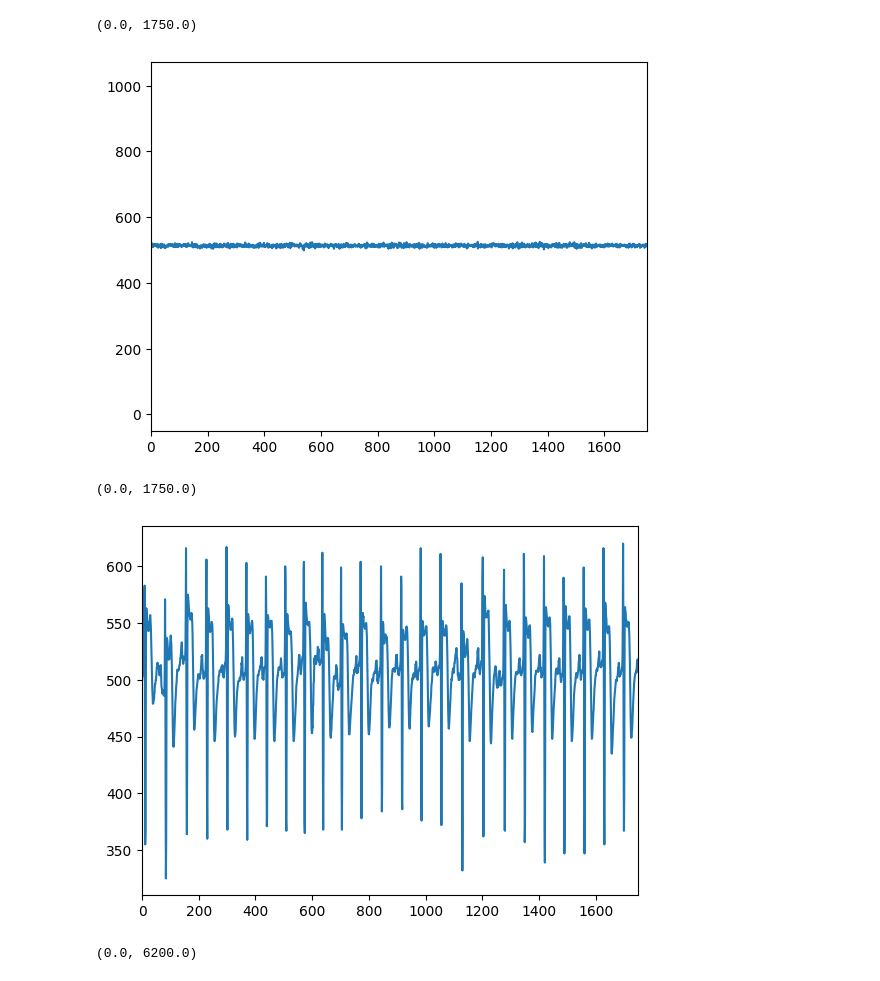
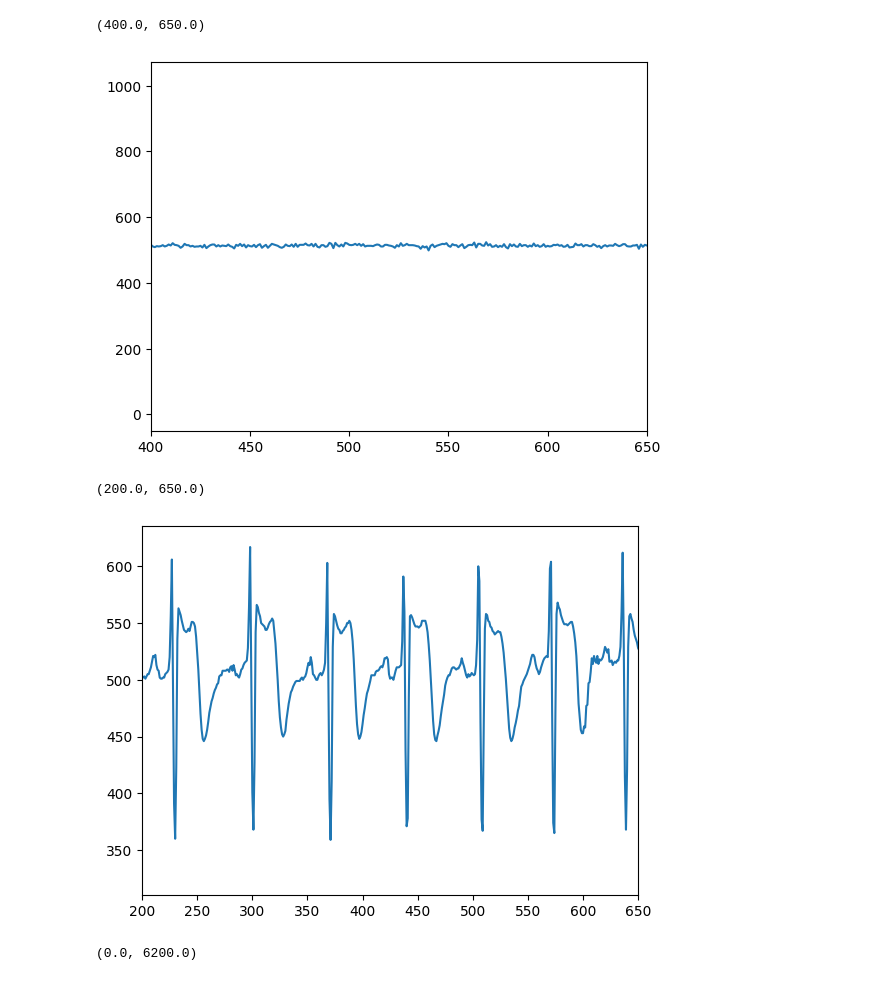
Before and after one commit to joseluis031/Bitalino, a Jupyter notebook: german.ipynb, the cells around one changed output. Saved outputs shown, nothing was run; the diff lists cells and outputs as text; code cells hidden in the pictures.

```diff
--- a/german.ipynb
+++ b/german.ipynb
@@ -7,16 +7,16 @@ f2 = h5py.File('electrocardiograma/corazon/german/CORAZÓN GERMAN.h5')["84:BA:20
 f3 = h5py.File('electrodermal/palma mano/german/ELECTRODERMAL GERMAN.h5')["84:BA:20:5E:FF:67"]["raw"]["channel_3"]
 # %%
 pl.plot(f1)
-pl.xlim(0, 1750)
+pl.xlim(400, 650)
 # %% [output]
-(0.0, 1750.0)
+(400.0, 650.0)
-[figure, old version]
+[figure, new version]
 # %%
 pl.plot(f2)
-pl.xlim(0, 1750)
+pl.xlim(200, 650)
 # %% [output]
-(0.0, 1750.0)
+(200.0, 650.0)
-[figure, old version]
+[figure, new version]
 # %%
 pl.plot(f3)
 pl.xlim(0, 6300)
```
Also changed, not shown: 4 other files.
